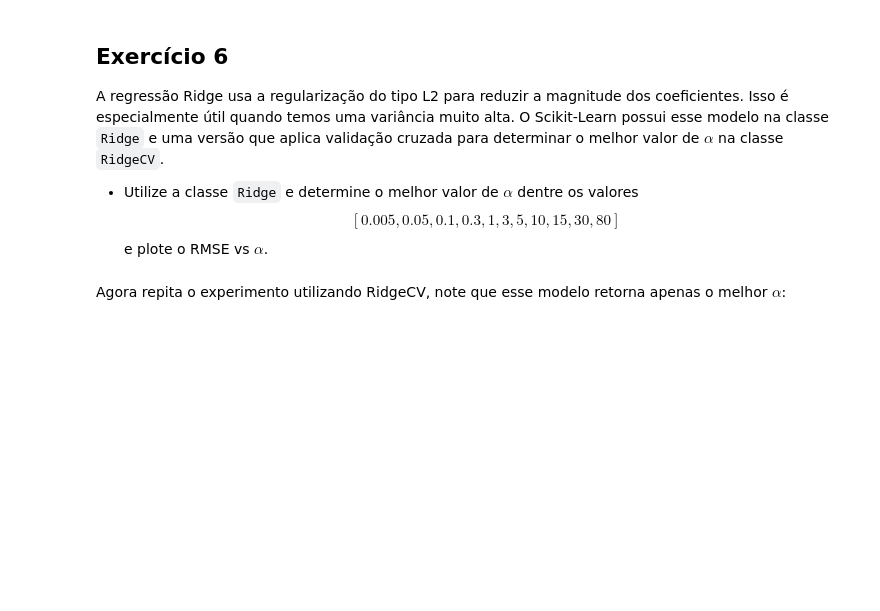
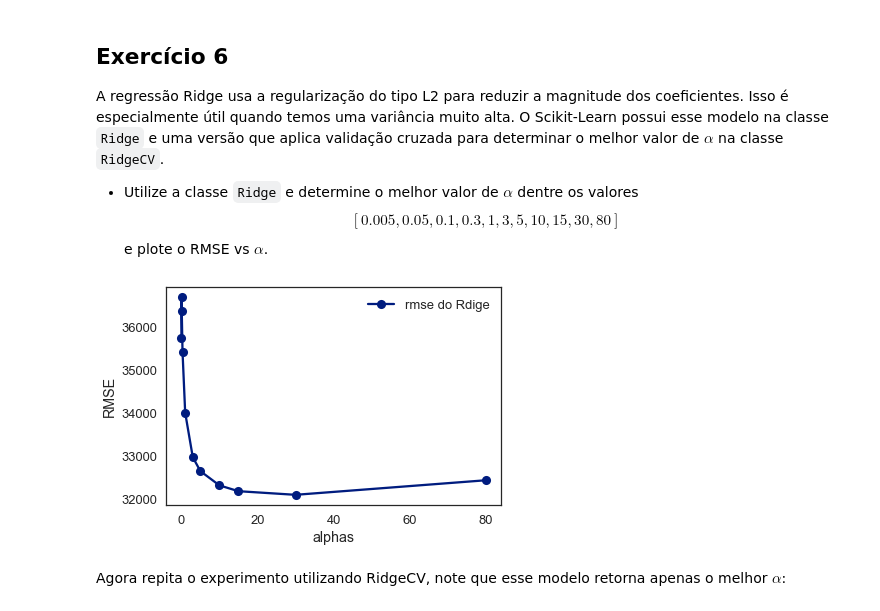
Before and after one commit to marcossuzuki/UFABC-ML-2018, a Jupyter notebook: Regularization_and_Gradient_Descent_Exercises.ipynb, the cells around one changed output. Cells and saved outputs as stored; diff of their text form; code cells hidden in the pictures; blank space fills up the shorter version.

Commit message:
withp plot exercise 6

```diff
--- a/Regularization_and_Gradient_Descent_Exercises.ipynb
+++ b/Regularization_and_Gradient_Descent_Exercises.ipynb
@@ -318,3 +316,17 @@ from sklearn.linear_model import Ridge
+# %%
+from sklearn.linear_model import Ridge
+alphas = [0.005, 0.05, 0.1, 0.3, 1, 3, 5, 10, 15, 30, 80]
+ridge_rmse=[]
+for a in alphas:
+    ridge = Ridge(a).fit(X_train, y_train)
+    ridge_rmse.append(rmse(ridge.predict(X_test), y_test))
+
+plt.plot(alphas, ridge_rmse, marker='o', ls='-', label='rmse do Rdige')
+plt.legend()
+ax = plt.gca()
+ax.set(xlabel='alphas', ylabel='RMSE');
+# %% [output]
+[figure, added]
 # %% [markdown]
 Agora repita o experimento utilizando RidgeCV, note que esse modelo retorna apenas o melhor $\alpha$:
 # %%
```
Also changed, not shown: parts of 2 cells of this notebook.
